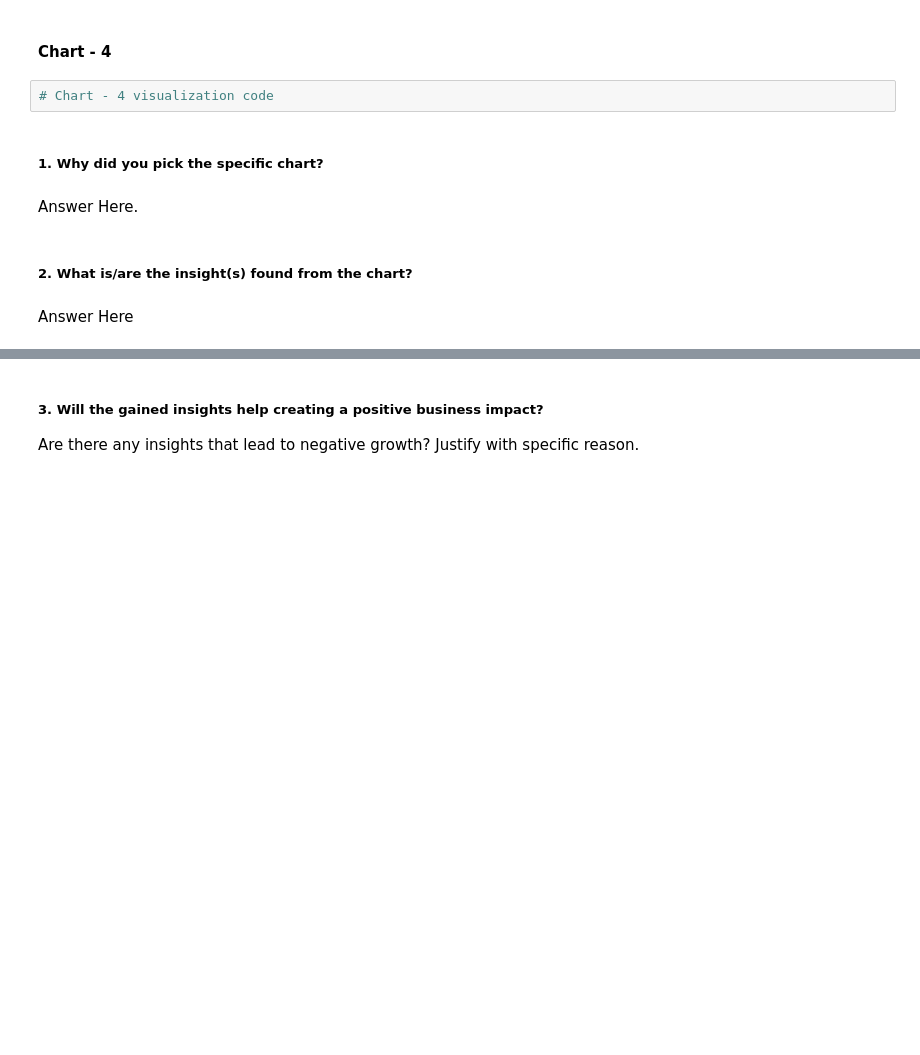
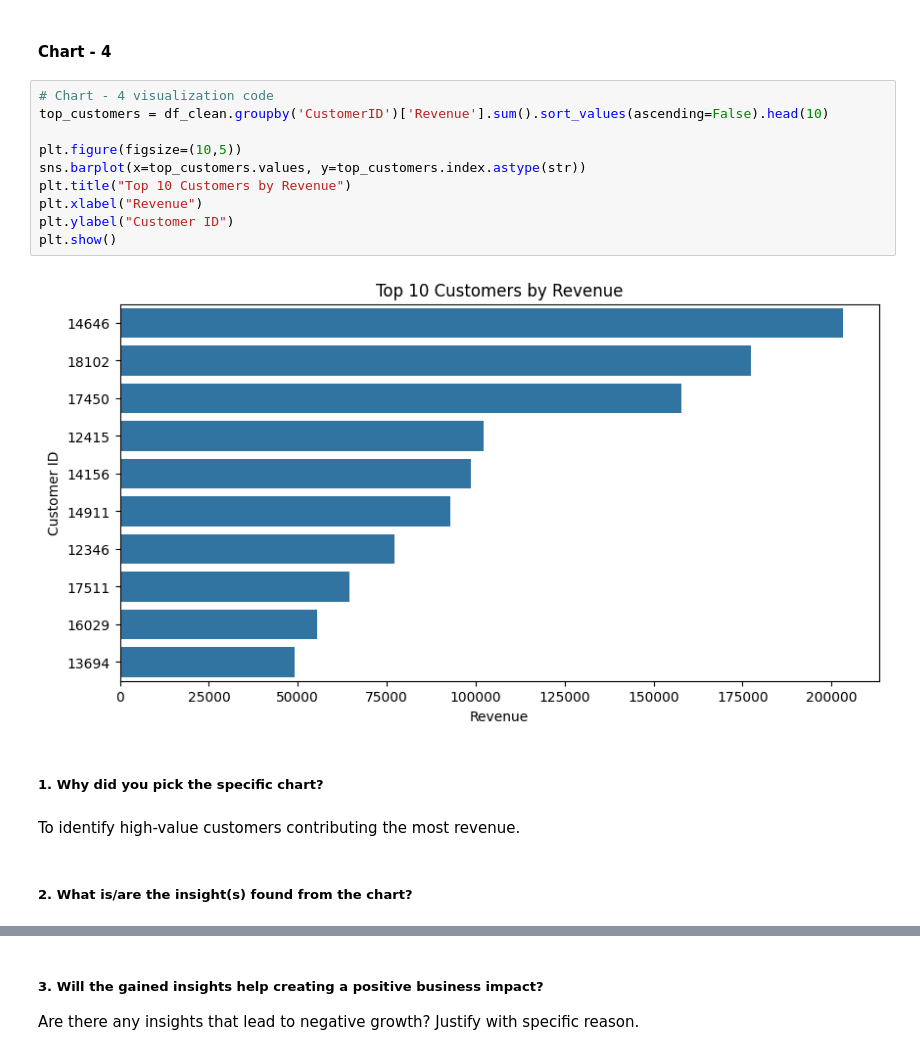
Before and after one commit to deveshsharma2452/EDA, a Jupyter notebook: Online_Retail_EDA.ipynb, the cells around one changed output, grey strips where cells are left out. Cells and saved outputs as stored; diff of their text form; blank space fills up the shorter version.

```diff
--- a/Online_Retail_EDA.ipynb
+++ b/Online_Retail_EDA.ipynb
@@ -389,13 +389,21 @@ Are there any insights that lead to negative growth? Justify with specific reaso
 Answer Here
 # %% [markdown]
 #### Chart - 4
-# %%
-# Chart - 4 visualization code
+# %%
+# Chart - 4 visualization code
+top_customers = df_clean.groupby('CustomerID')['Revenue'].sum().sort_values(ascending=False).head(10)
+
+plt.figure(figsize=(10,5))
+sns.barplot(x=top_customers.values, y=top_customers.index.astype(str))
+plt.title("Top 10 Customers by Revenue")
+plt.xlabel("Revenue")
+plt.ylabel("Customer ID")
+plt.show()
+# %% [output]
+[figure, added]
 # %% [markdown]
 ##### 1. Why did you pick the specific chart?
-# %% [markdown]
-Answer Here.
+# %% [markdown]
+To identify high-value customers contributing the most revenue.
 # %% [markdown]
 ##### 2. What is/are the insight(s) found from the chart?
-# %% [markdown]
-Answer Here
```
Also changed, not shown: parts of 97 cells of this notebook.
